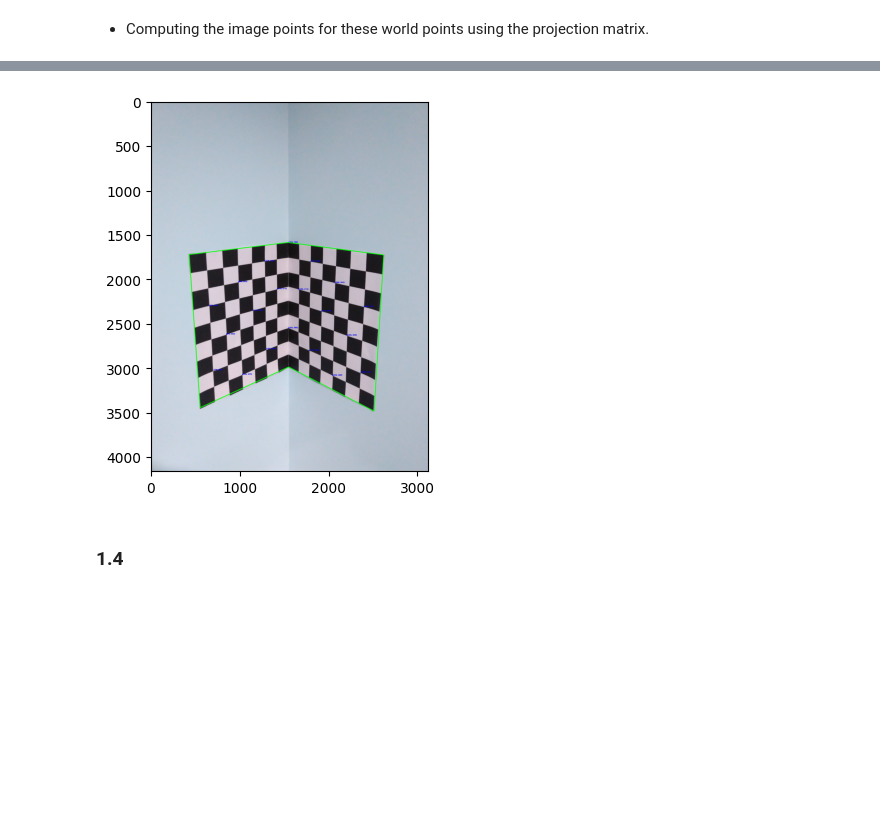
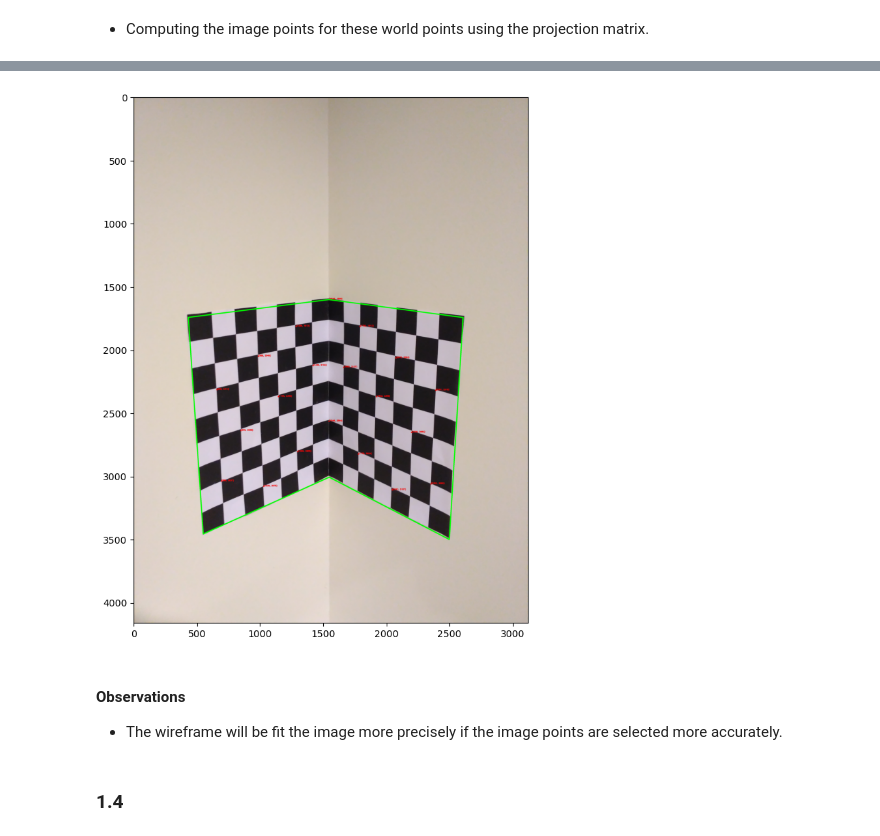
Before and after one commit to Gokulraj-R-002/ComputerVision, a Jupyter notebook: assignment-1/assign1.ipynb, the cells around one changed output, grey strips where cells are left out. Cells and saved outputs as stored; diff of their text form; code cells hidden in the pictures; blank space fills up the shorter version.

```diff
--- a/assignment-1/assign1.ipynb
+++ b/assignment-1/assign1.ipynb
@@ -311,10 +277,14 @@ print(image_points_1)
 # %%
 wireframe = cv2.polylines(annotated_img1, [image_points_1], True, (0, 255, 0), 8)
 cv2.imwrite('calib-object_wireframe.jpg', wireframe)
-plt.imshow(cv2.cvtColor(wireframe, cv2.COLOR_BGR2RGB))
+plt.figure(figsize=(10, 10))
+plt.imshow(wireframe)
 plt.show()
 # %% [output]
-[figure, old version]
+[figure, new version]
+# %% [markdown]
+#### Observations
+* The wireframe will be fit the image more precisely if the image points are selected more accurately.
 # %% [markdown]
 ### 1.4
 # %%
```
Also changed, not shown: parts of 53 cells of this notebook, 8 other files.
